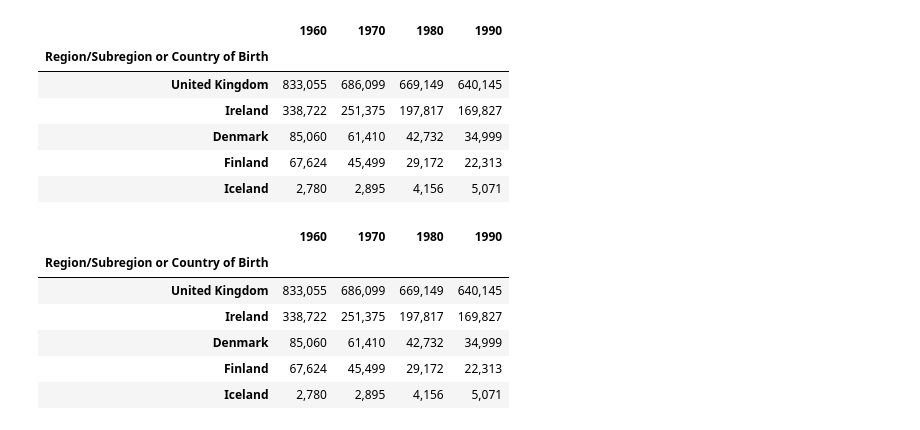
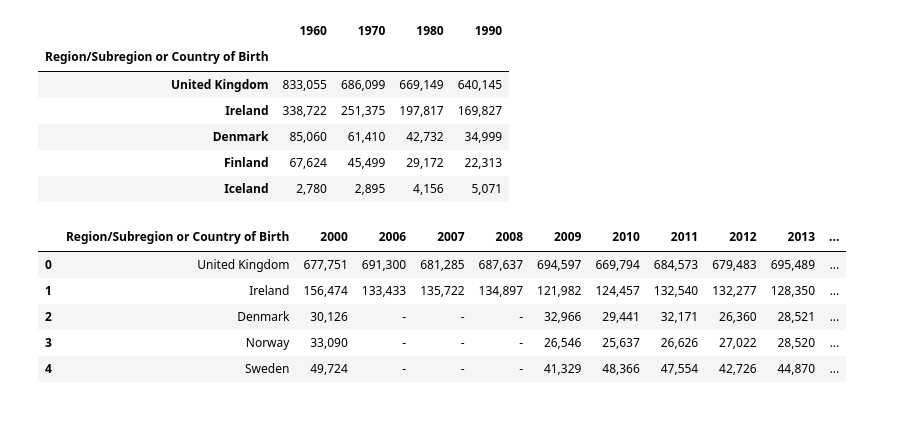
Before and after one commit to fwaters77/project_2, a Jupyter notebook: data_scrape_example.ipynb, the cells around one changed output. Cells and saved outputs as stored; diff of their text form; code cells hidden in the pictures.

```diff
--- a/data_scrape_example.ipynb
+++ b/data_scrape_example.ipynb
@@ -92,13 +92,13 @@ df.head()
 # %%
 # european_categories_to_trim = ['Total','Europe','Reported by region and/or country','Northern and Western Europe','Northern Europe','Scandinavia','Western Europe','Southern and Eastern Europe','Southern Europe','Portugal (total)','Eastern Europe']
 # df.drop(european_categories_to_trim,inplace=True)
-# %%
-df.head()
-# %% [output]
-|  | 1960 | 1970 | 1980 | 1990 |
-| Region/Subregion or Country of Birth |  |  |  |  |
-| United Kingdom | 833,055 | 686,099 | 669,149 | 640,145 |
-| Ireland | 338,722 | 251,375 | 197,817 | 169,827 |
-| Denmark | 85,060 | 61,410 | 42,732 | 34,999 |
-| Finland | 67,624 | 45,499 | 29,172 | 22,313 |
-| Iceland | 2,780 | 2,895 | 4,156 | 5,071 |
+# %%
+df2 = pd.read_csv('data/Immigration_by_country_recent.csv')
+df2.head()
+# %% [output]
+|  | Region/Subregion or Country of Birth | 2000 | 2006 | 2007 | 2008 | 2009 | 2010 | 2011 | 2012 | 2013 | ... |
+| 0 | United Kingdom | 677,751 | 691,300 | 681,285 | 687,637 | 694,597 | 669,794 | 684,573 | 679,483 | 695,489 | ... |
+| 1 | Ireland | 156,474 | 133,433 | 135,722 | 134,897 | 121,982 | 124,457 | 132,540 | 132,277 | 128,350 | ... |
+| 2 | Denmark | 30,126 | - | - | - | 32,966 | 29,441 | 32,171 | 26,360 | 28,521 | ... |
+| 3 | Norway | 33,090 | - | - | - | 26,546 | 25,637 | 26,626 | 27,022 | 28,520 | ... |
+| 4 | Sweden | 49,724 | - | - | - | 41,329 | 48,366 | 47,554 | 42,726 | 44,870 | ... |
```
Also changed, not shown: parts of 5 cells of this notebook, 5 other files.
